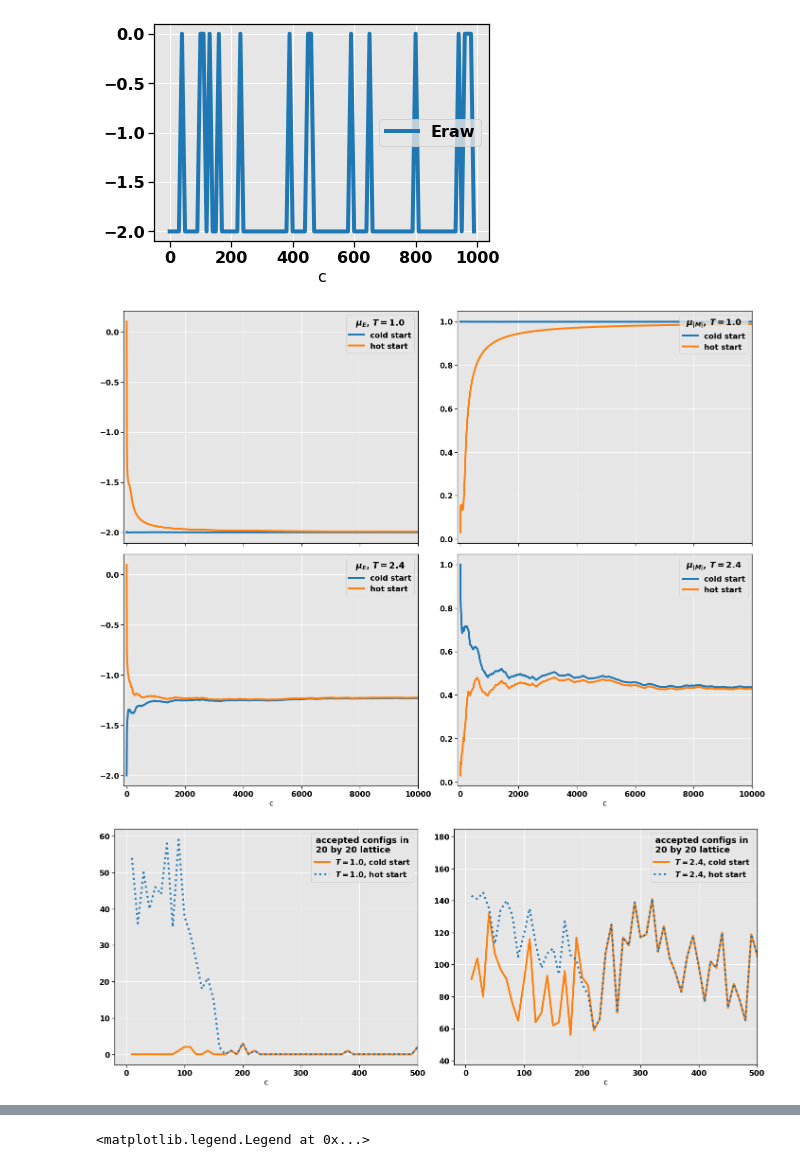
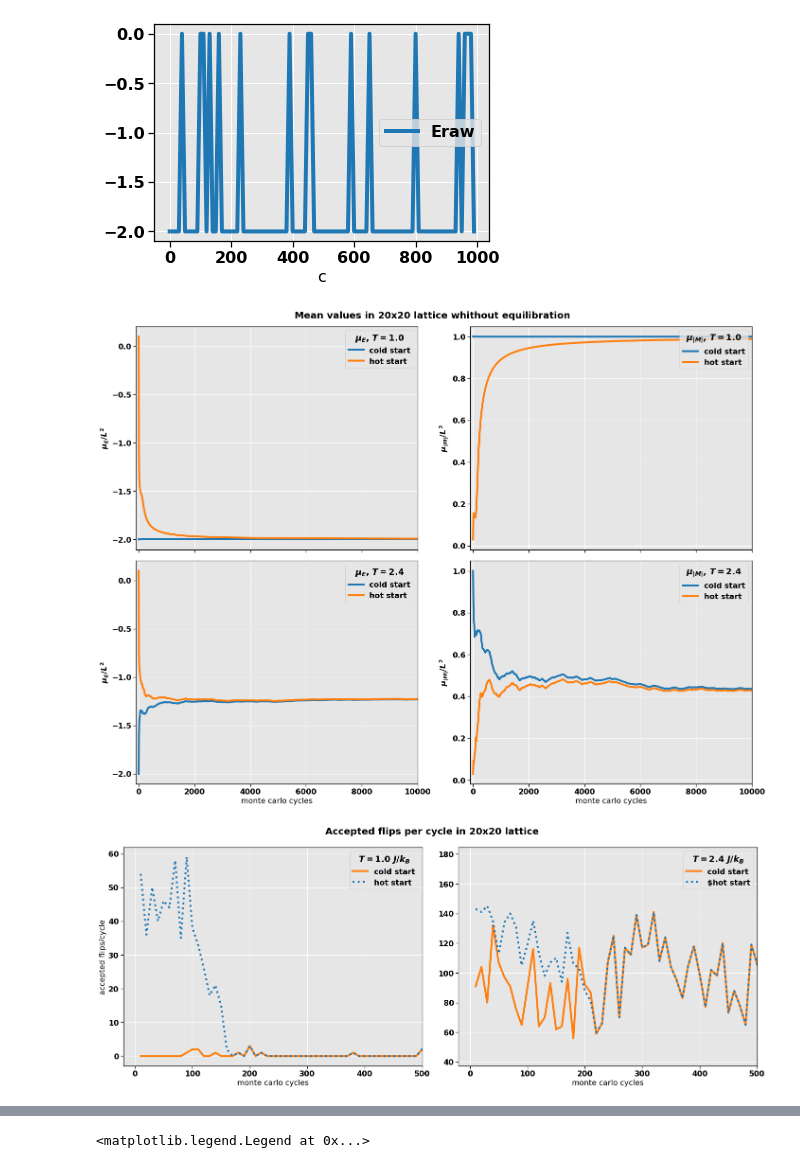
Before and after one commit to fonstelien/FYS4150, a Jupyter notebook: project4/results/project4.ipynb, the cells around one changed output, grey strips where cells are left out. Cells and saved outputs as stored; diff of their text form; code cells hidden in the pictures.

```diff
--- a/project4/results/project4.ipynb
+++ b/project4/results/project4.ipynb
@@ -206,36 +206,45 @@ m_ylim = (-.1,1.5)
 xlim = (-100,10000)
 
 fig, axes = plt.subplots(ncols=2, nrows=2, sharex=True, figsize=TWO_TIMES_TWO)
+fig.suptitle('Mean values in 20x20 lattice whithout equilibration', weight='bold')
+
 ax = axes[0,0]
 L20T1S0.plot(x='c', y='E', ax=ax, label='cold start')
 L20T1S1.plot(x='c', y='E', ax=ax, label='hot start')
 #ax.set_ylim(*e_ylim)
 ax.legend(loc='upper right', title='$\mu_E$, $T=1.0$')
+ax.set_ylabel("$\mu_{E}/L^2$")
+
 
 ax = axes[1,0]
 L20T24S0.plot(x='c', y='E', ax=ax, label='cold start')
 L20T24S1.plot(x='c', y='E', ax=ax, label='hot start')
 #ax.set_ylim(*e_ylim)
 ax.legend(loc='upper right', title='$\mu_E$, $T=2.4$')
-
+ax.set_xlabel("monte carlo cycles")
+ax.set_ylabel("$\mu_{E}/L^2$")
 
 ax = axes[0,1]
 L20T1S0.plot(x='c', y='Mabs', ax=ax, label='cold start')
 L20T1S1.plot(x='c', y='Mabs', ax=ax, label='hot start')
 #ax.set_ylim(*e_ylim)
 ax.legend(loc='upper right', title='$\mu_{|M|}$, $T=1.0$')
+ax.set_ylabel("$\mu_{|M|}/L^2$")
+
 
 ax = axes[1,1]
 L20T24S0.plot(x='c', y='Mabs', ax=ax, label='cold start')
 L20T24S1.plot(x='c', y='Mabs', ax=ax, label='hot start')
 #ax.set_ylim(*e_ylim)
 ax.legend(loc='upper right', title='$\mu_{|M|}$, $T=2.4$')
+ax.set_xlabel("monte carlo cycles")
+ax.set_ylabel("$\mu_{|M|}/L^2$")
 
 ax.set_xlim(*xlim)
 plt.tight_layout()
 plt.show()
 # %% [output]
-[figure, old version]
+[figure, new version]
 # %%
 L20T1S0 = pd.read_csv("./20x20-hot-cold-start/L20T1S0.csv", comment='#')
 L20T1S1 = pd.read_csv("./20x20-hot-cold-start/L20T1S1.csv", comment='#')
@@ -243,22 +252,29 @@ L20T24S0 = pd.read_csv("./20x20-hot-cold-start/L20T24S0.csv", comment='#')
 L20T24S1 = pd.read_csv("./20x20-hot-cold-start/L20T24S1.csv", comment='#')
 
 fig, axes = plt.subplots(ncols=2, nrows=1, sharex=True, figsize=TWO_TIMES_ONE)
+fig.suptitle('Accepted flips per cycle in 20x20 lattice', weight='bold')
+
 ax = axes[0]
-L20T1S0.iloc[1:].plot(x='c', y='accs', ax=ax, label='$T=1.0$, cold start', color=COLORS[1])
-L20T1S1.iloc[1:].plot(x='c', y='accs', ax=ax, label='$T=1.0$, hot start', color=COLORS[0], style=':')
+L20T1S0.iloc[1:].plot(x='c', y='accs', ax=ax, label='cold start', color=COLORS[1])
+L20T1S1.iloc[1:].plot(x='c', y='accs', ax=ax, label='hot start', color=COLORS[0], style=':')
 #ax.set_ylim(*e_ylim)
-ax.legend(loc='upper right', title='accepted configs in\n20 by 20 lattice')
-
+ax.legend(loc='upper right', title='$T=1.0$ $J/k_B$')
+ax.set_xlabel("monte carlo cycles")
+ax.set_ylabel("accepted flips/cycle")
+#ax.set_yscale('log')
 
 ax = axes[1]
-L20T24S0.iloc[1:].plot(x='c', y='accs', ax=ax, label='$T=2.4$, cold start', color=COLORS[1])
-L20T24S1.iloc[1:].plot(x='c', y='accs', ax=ax, label='$T=2.4$, hot start', color=COLORS[0], style=':')
+L20T24S0.iloc[1:].plot(x='c', y='accs', ax=ax, label='cold start', color=COLORS[1])
+L20T24S1.iloc[1:].plot(x='c', y='accs', ax=ax, label='$hot start', color=COLORS[0], style=':')
 #ax.set_ylim(*e_ylim)
 ax.set_xlim(-20,500)
-ax.legend(loc='upper right', title='accepted configs in\n20 by 20 lattice')
+ax.legend(loc='upper right', title='$T=2.4$ $J/k_B$')
+ax.set_xlabel("monte carlo cycles")
+
+#ax.set_xlim(-20,10000)
 
 
 plt.tight_layout()
 plt.show()
 # %% [output]
-[figure, old version]
+[figure, new version]
```
Also changed, not shown: parts of 5 cells of this notebook, 1 other file.
